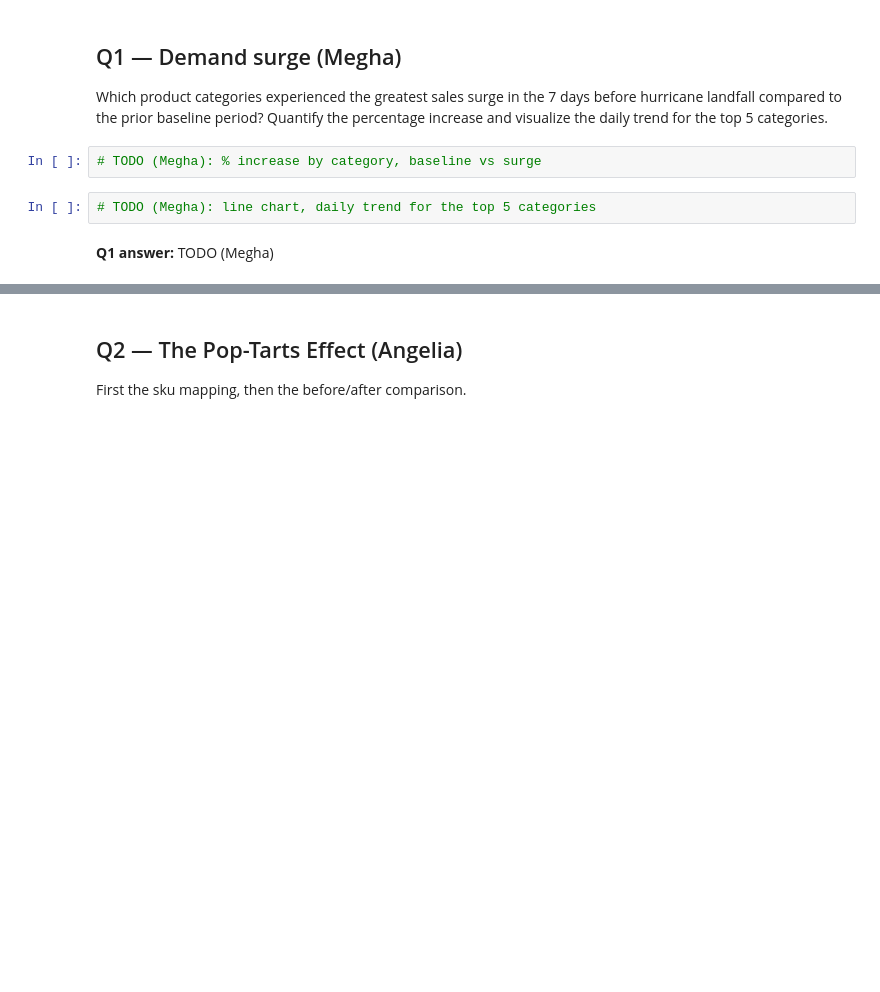
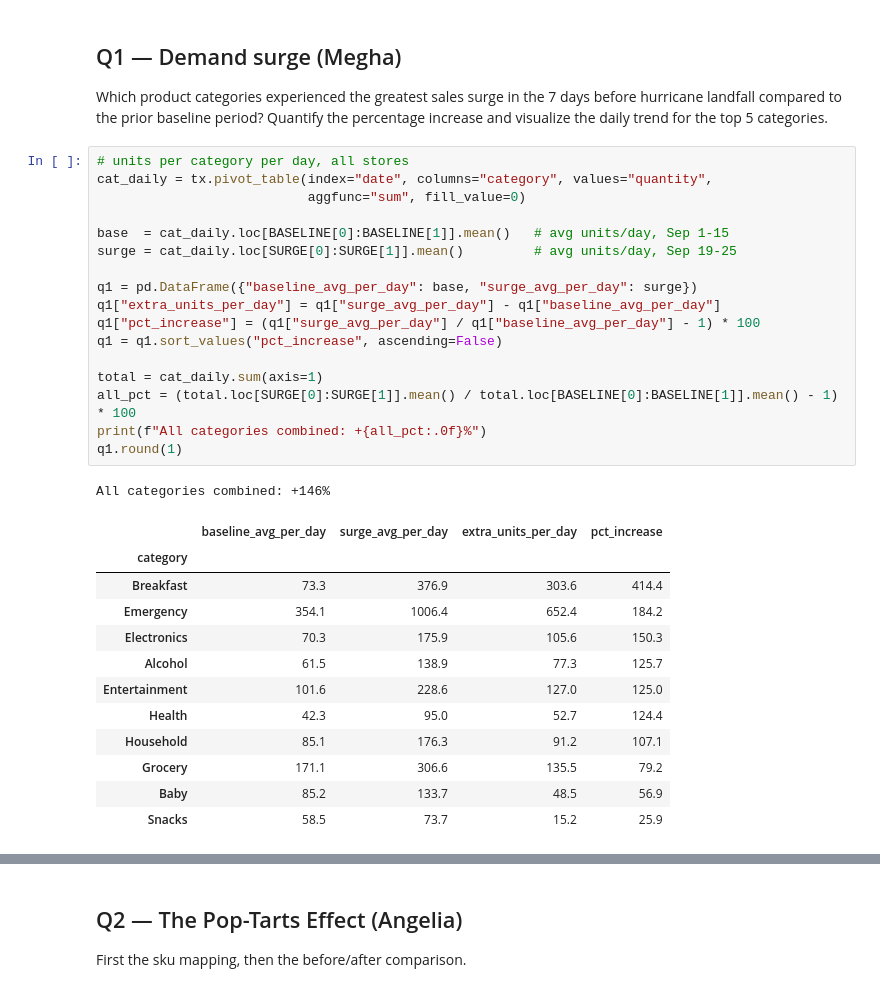
Before and after one commit to hershiaytoda/walmart-hurricane-project, a Jupyter notebook: walmart_hurricane_final.ipynb, the cells around one changed output, grey strips where cells are left out. Saved outputs shown, nothing was run; the diff lists cells and outputs as text; blank space fills up the shorter version.

```diff
--- a/walmart_hurricane_final.ipynb
+++ b/walmart_hurricane_final.ipynb
@@ -325,9 +322,34 @@ Days in correlation (n): 30
 ## Q1 — Demand surge (Megha)
 
 Which product categories experienced the greatest sales surge in the 7 days before hurricane landfall compared to the prior baseline period? Quantify the percentage increase and visualize the daily trend for the top 5 categories.
-# %%
-# TODO (Megha): % increase by category, baseline vs surge
-# %%
-# TODO (Megha): line chart, daily trend for the top 5 categories
-# %% [markdown]
-**Q1 answer:** TODO (Megha)
+# %%
+# units per category per day, all stores
+cat_daily = tx.pivot_table(index="date", columns="category", values="quantity",
+                           aggfunc="sum", fill_value=0)
+
+base  = cat_daily.loc[BASELINE[0]:BASELINE[1]].mean()   # avg units/day, Sep 1-15
+surge = cat_daily.loc[SURGE[0]:SURGE[1]].mean()         # avg units/day, Sep 19-25
+
+q1 = pd.DataFrame({"baseline_avg_per_day": base, "surge_avg_per_day": surge})
+q1["extra_units_per_day"] = q1["surge_avg_per_day"] - q1["baseline_avg_per_day"]
+q1["pct_increase"] = (q1["surge_avg_per_day"] / q1["baseline_avg_per_day"] - 1) * 100
+q1 = q1.sort_values("pct_increase", ascending=False)
+
+total = cat_daily.sum(axis=1)
+all_pct = (total.loc[SURGE[0]:SURGE[1]].mean() / total.loc[BASELINE[0]:BASELINE[1]].mean() - 1) * 100
+print(f"All categories combined: +{all_pct:.0f}%")
+q1.round(1)
+# %% [output]
+All categories combined: +146%
+|  | baseline_avg_per_day | surge_avg_per_day | extra_units_per_day | pct_increase |
+| category |  |  |  |  |
+| Breakfast | 73.3 | 376.9 | 303.6 | 414.4 |
+| Emergency | 354.1 | 1006.4 | 652.4 | 184.2 |
+| Electronics | 70.3 | 175.9 | 105.6 | 150.3 |
+| Alcohol | 61.5 | 138.9 | 77.3 | 125.7 |
+| Entertainment | 101.6 | 228.6 | 127.0 | 125.0 |
+| Health | 42.3 | 95.0 | 52.7 | 124.4 |
+| Household | 85.1 | 176.3 | 91.2 | 107.1 |
+| Grocery | 171.1 | 306.6 | 135.5 | 79.2 |
+| Baby | 85.2 | 133.7 | 48.5 | 56.9 |
+| Snacks | 58.5 | 73.7 | 15.2 | 25.9 |
```
Also changed, not shown: parts of 10 cells of this notebook.
